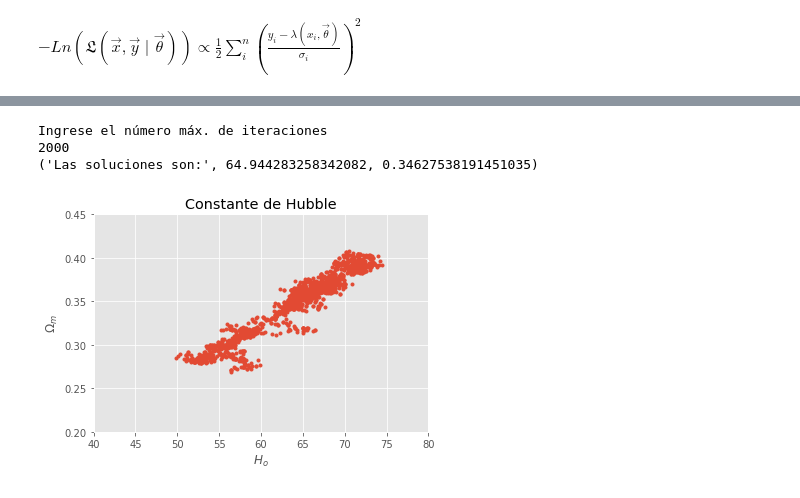
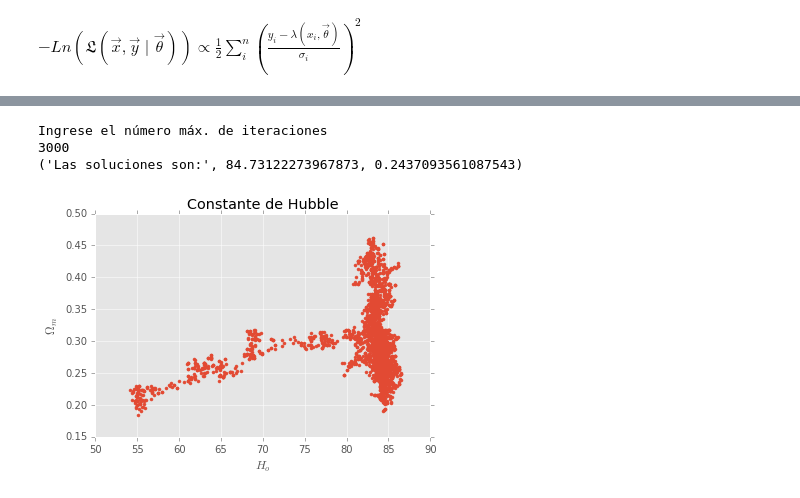
Before and after one commit to CosmoStats/cosmostats2018-jzsmoreno, a Jupyter notebook: Sep/CHubble.ipynb, the cells around one changed output, grey strips where cells are left out. Saved outputs shown, nothing was run; the diff lists cells and outputs as text; code cells hidden in the pictures.

```diff
--- a/Sep/CHubble.ipynb
+++ b/Sep/CHubble.ipynb
@@ -5,12 +5,15 @@
 # %%
 %pylab inline
 import numpy as np
+import matplotlib
 import matplotlib.pylab as plt
 import scipy.stats as st
 import math
 import random
 from scipy.optimize import fmin
-plt.style.use('ggplot')
+#plt.style.use('ggplot')
+plt.style.use('classic')
+%matplotlib inline
 # %% [output]
 Populating the interactive namespace from numpy and matplotlib
 # %%
@@ -114,47 +115,44 @@ def mcp(y1,y0,H1,om1,H0,om0):
             H0=H1
             om0=om1
     global v
-    v=np.array([H0,om0])
+    v=[H0,om0]
     return v
 # %%
 # Vectores iniciales del método iterativo
-H0=0.168
-om0=0.15
+H0=55.0
+om0=0.2
 # Parámetros iniciales de convergencia
 random.seed(1)
-sigma=.002
-sig=.001
+sigma=.2
 print("Ingrese el número máx. de iteraciones")
 m=int(input())
 sol1=np.zeros(m)
 sol2=np.zeros(m)
 pasos=np.zeros(m)
-v=np.array([H0,om0])
-
+v=[H0,om0]
 for i in range(m):
     pasos[i]=i
-    #print(v[0])
-    H1=np.random.normal(v[0],sigma)
-    om1=np.random.normal(v[1],sig)
-    om1=test(om1)
+    H0=v[0]
+    om0=v[1]
+    H1=np.random.normal(v[0],2.*sigma)
+    om1=np.random.normal(v[1],sigma/40.)
+    om1=test(om1,om0)
     y0 = likelihood(v[0],v[1],z,mud,var)
     y1 = likelihood(H1,om1,z,mud,var)
     mcp(y1,y0,H1,om1,v[0],v[1])
     sol1[i]=v[0]
     sol2[i]=v[1]
-print('Las soluciones son:',v[0]*326,v[1]*2.)
+print('Las soluciones son:',v[0],v[1])
 # %% [output]
 Ingrese el número máx. de iteraciones
-2000
-('Las soluciones son:', 64.944283258342082, 0.34627538191451035)
+3000
+('Las soluciones son:', 84.73122273967873, 0.2437093561087543)
 # %%
-plt.plot(sol1*326,sol2*2.,'.')
-plt.title("Constante de Hubble")
+plt.style.use('ggplot')
+plt.plot(sol1,sol2,'.')
+plt.title('Constante de Hubble')
 plt.xlabel("$H_{o}$")
 plt.ylabel("$\Omega_{m}$")
-plt.xlim(40,80)
-plt.ylim(.2,.45)
-#plt.autoscale()
 plt.show()
 # %% [output]
-[figure, old version]
+[figure, new version]
```
Also changed, not shown: parts of 8 cells of this notebook.
